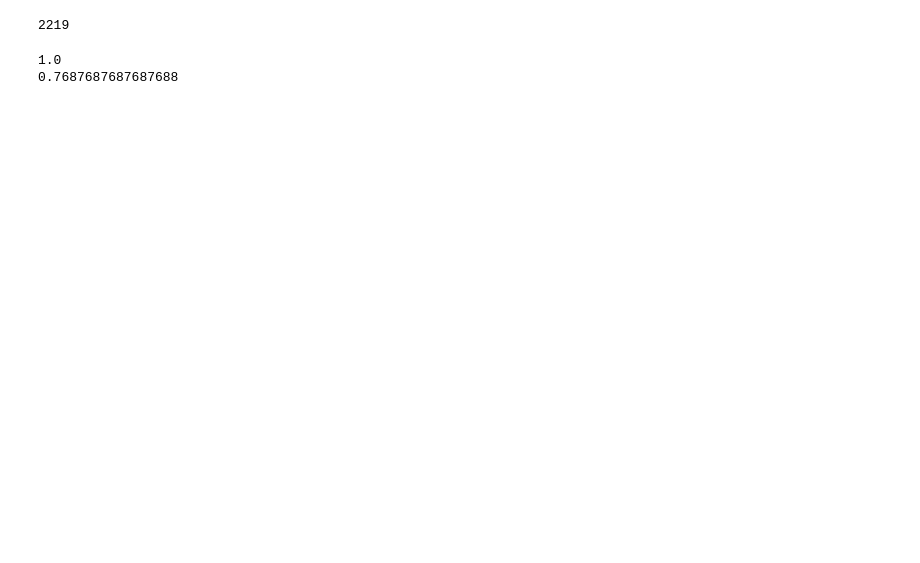
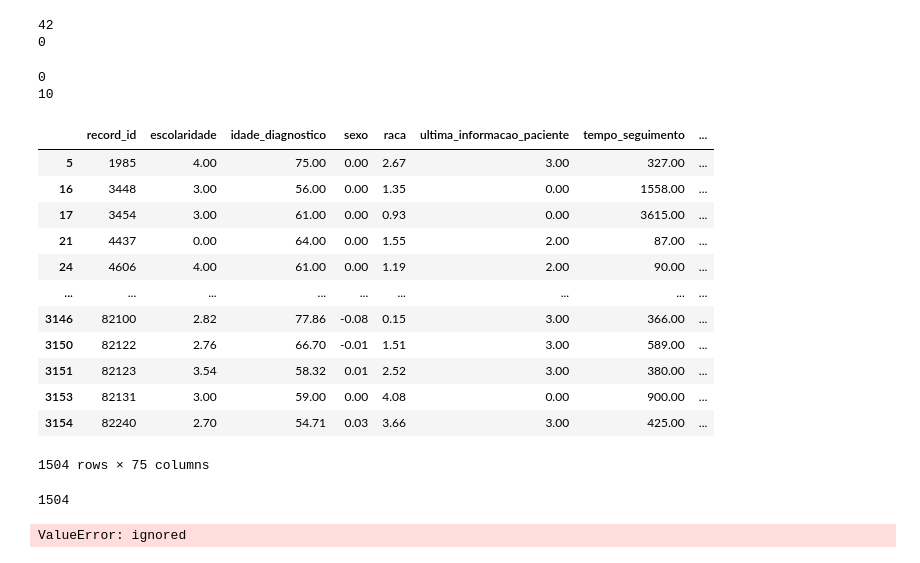
Before and after one commit to 2023M3T5-Inteli/grupo1, a Jupyter notebook: notebooks/GenesisII.ipynb, the cells around one changed output. Cells and saved outputs as stored; diff of their text form; code cells hidden in the pictures; blank space fills up the shorter version.

```diff
--- a/notebooks/GenesisII.ipynb
+++ b/notebooks/GenesisII.ipynb
@@ -22,5 +55,8 @@ df.columns
 # %%
-X_afetam_eficacia = df[['idade_diagnostico','ultima_informacao_paciente', 'tempo_seguimento', 'historico_cancer', 'grau_histologico', 'recidiva_distancia', 'recidiva_regional', 'recidiva_local', 'primeiro_peso']]
+X_afetam_eficacia = df[['idade_diagnostico','primeiro_IMC','ultima_informacao_paciente', 'tempo_seguimento', 'recidiva_distancia', 'recidiva_regional', 'recidiva_local']]
+# %%
+from sklearn.preprocessing import StandardScaler
+X_afetam_eficacia[['tempo_seguimento']] = StandardScaler().fit_transform(X_afetam_eficacia[['tempo_seguimento']])
 # %%
 from sklearn.cluster import KMeans
 
@@ -51,9 +89,46 @@ df
+# %%
+print(len(df.query("idade_diagnostico > 80 and ultima_informacao_paciente == 3 and eficacia_tratamento == 0")))
+print(len(df.query("idade_diagnostico > 80 and ultima_informacao_paciente == 3 and eficacia_tratamento == 1")))
+# 0 é tratamento bom
+# 1 é tratamento ruim
+# isso mostra dois casos o de uma pessoa mais idosa de 80 anos de idade que saiu viva ou seja o tratamento foi bom
+#o outro mostra que não tem nenhum caso em que a pessoa mais idosa sobreviveu e o tratamento foi classificado como negativo
+# %% [output]
+42
+0
+# %%
+df.query("idade_diagnostico < 30 and ultima_informacao_paciente == 0 and eficacia_tratamento == 1")
+
+print(len(df.query("idade_diagnostico < 30 and ultima_informacao_paciente == 0 and eficacia_tratamento == 0")))
+print(len(df.query("idade_diagnostico < 30 and ultima_informacao_paciente == 0 and eficacia_tratamento == 1")))
+# 0 é tratamento bom
+# 1 é tratamento ruim
+# isso mostra dois casos o de uma mulher nova com menos de 30 anos uma que morreu e a outra que não de maneira que ela morreu, então o tratamento
+# bem classificado, ou seja ele esta classificando bem
+# %% [output]
+0
+10
 # %%
-df_tratamentos_bons = df.query("eficacia_tratamento == 1")
+df_tratamentos_bons = df.query("eficacia_tratamento == 0")
+df_tratamentos_bons
+# %% [output]
+|  | record_id | escolaridade | idade_diagnostico | sexo | raca | ultima_informacao_paciente | tempo_seguimento | ... |
+| 5 | 1985 | 4.00 | 75.00 | 0.00 | 2.67 | 3.00 | 327.00 | ... |
+| 16 | 3448 | 3.00 | 56.00 | 0.00 | 1.35 | 0.00 | 1558.00 | ... |
+| 17 | 3454 | 3.00 | 61.00 | 0.00 | 0.93 | 0.00 | 3615.00 | ... |
+| 21 | 4437 | 0.00 | 64.00 | 0.00 | 1.55 | 2.00 | 87.00 | ... |
+| 24 | 4606 | 4.00 | 61.00 | 0.00 | 1.19 | 2.00 | 90.00 | ... |
+| ... | ... | ... | ... | ... | ... | ... | ... | ... |
+| 3146 | 82100 | 2.82 | 77.86 | -0.08 | 0.15 | 3.00 | 366.00 | ... |
+| 3150 | 82122 | 2.76 | 66.70 | -0.01 | 1.51 | 3.00 | 589.00 | ... |
+| 3151 | 82123 | 3.54 | 58.32 | 0.01 | 2.52 | 3.00 | 380.00 | ... |
+| 3153 | 82131 | 3.00 | 59.00 | 0.00 | 4.08 | 0.00 | 900.00 | ... |
+| 3154 | 82240 | 2.70 | 54.71 | 0.03 | 3.66 | 3.00 | 425.00 | ... |
+1504 rows × 75 columns
 # %%
 len(df_tratamentos_bons)
 # %% [output]
-2219
+1504
 # %%
 from sklearn.model_selection import train_test_split
 
@@ -74,5 +149,4 @@ model.fit(X_train, y_train)
 print(model.score(X_train, y_train))
 print(model.score(X_test, y_test))
 # %% [output]
-1.0
-0.7687687687687688
+ValueError: ignored
```
Also changed, not shown: parts of 14 cells of this notebook, 1 other file.
